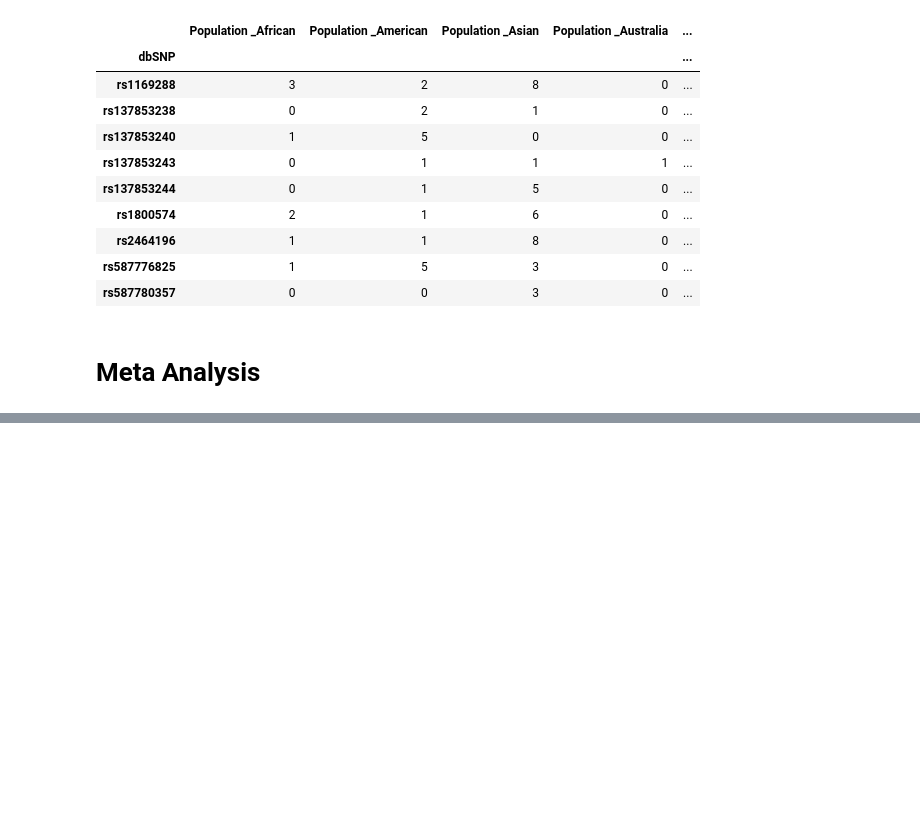
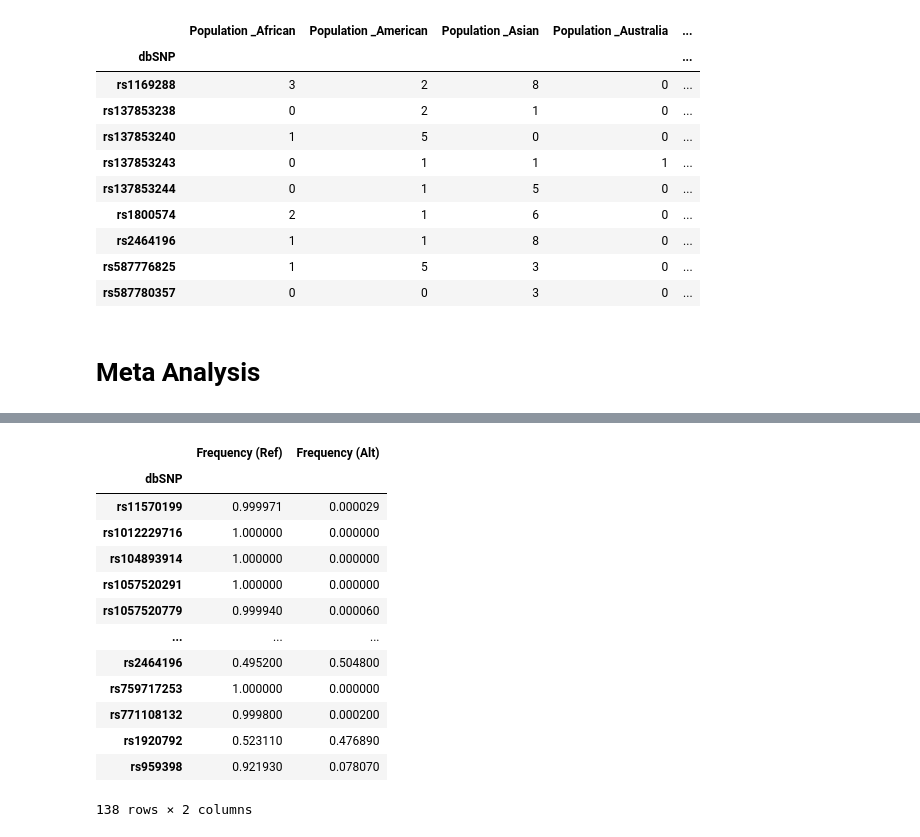
Before and after one commit to Bhushan-Wagh025/Stage4_Hackbio-1, a Jupyter notebook: Stage4_Analysis_Vinay.ipynb, the cells around one changed output, grey strips where cells are left out. Saved outputs shown, nothing was run; the diff lists cells and outputs as text; code cells hidden in the pictures; blank space fills up the shorter version.

```diff
--- a/Stage4_Analysis_Vinay.ipynb
+++ b/Stage4_Analysis_Vinay.ipynb
@@ -152,4 +154,23 @@ df
 | 345 | rs137853243 | 0.999993 | 0.000007 | 0 | 0 | ... |
 | 346 | rs1800574 | 0.970447 | 0.029553 | 0 | 0 | ... |
 347 rows × 8 columns
+# %%
+df1 = df.groupby("dbSNP")["Frequency (Ref)", "Frequency (Alt)"].mean()
+df2 = df.groupby(["dbSNP"]).sum().drop(["Frequency (Ref)", "Frequency (Alt)"], axis=1)
+df1
+# %% [output]
+|  | Frequency (Ref) | Frequency (Alt) |
+| dbSNP |  |  |
+| rs11570199 | 0.999971 | 0.000029 |
+| rs1012229716 | 1.000000 | 0.000000 |
+| rs104893914 | 1.000000 | 0.000000 |
+| rs1057520291 | 1.000000 | 0.000000 |
+| rs1057520779 | 0.999940 | 0.000060 |
+| ... | ... | ... |
+| rs2464196 | 0.495200 | 0.504800 |
+| rs759717253 | 1.000000 | 0.000000 |
+| rs771108132 | 0.999800 | 0.000200 |
+| rs1920792 | 0.523110 | 0.476890 |
+| rs959398 | 0.921930 | 0.078070 |
+138 rows × 2 columns
 # %%
```
Also changed, not shown: parts of 10 cells of this notebook, 2 other files.
